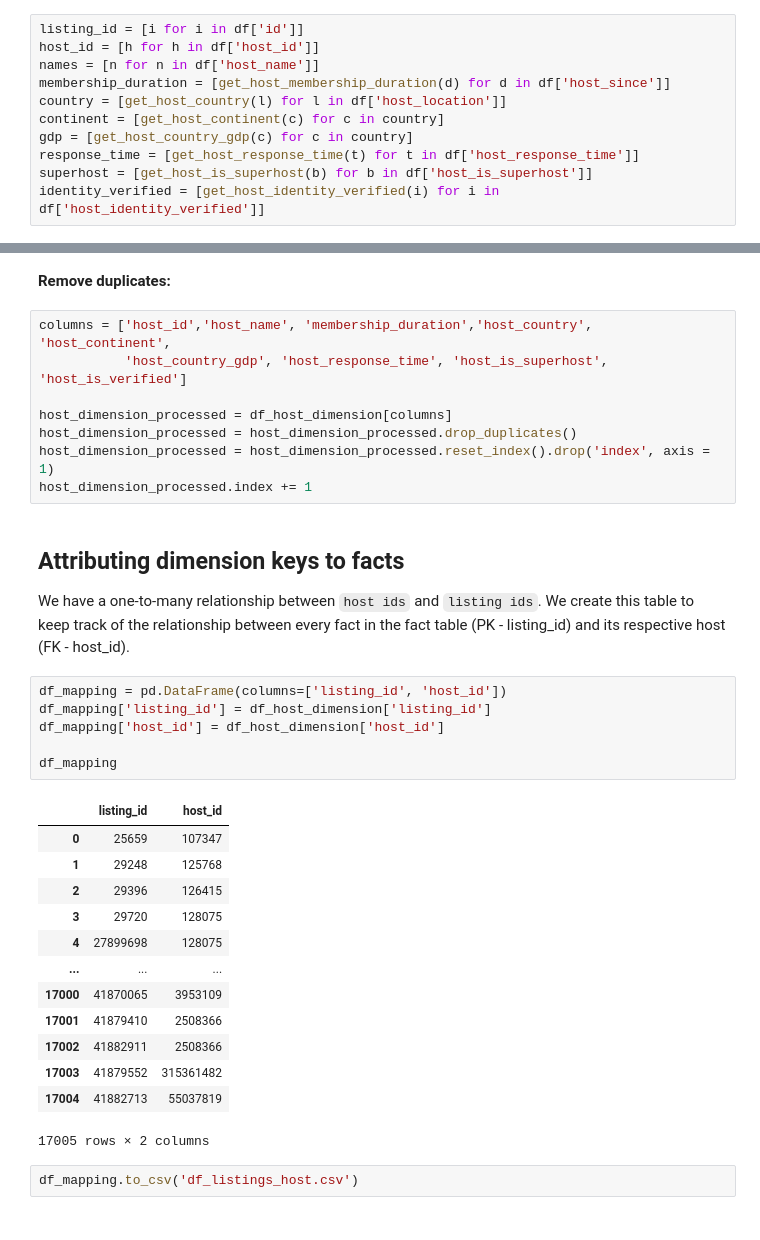
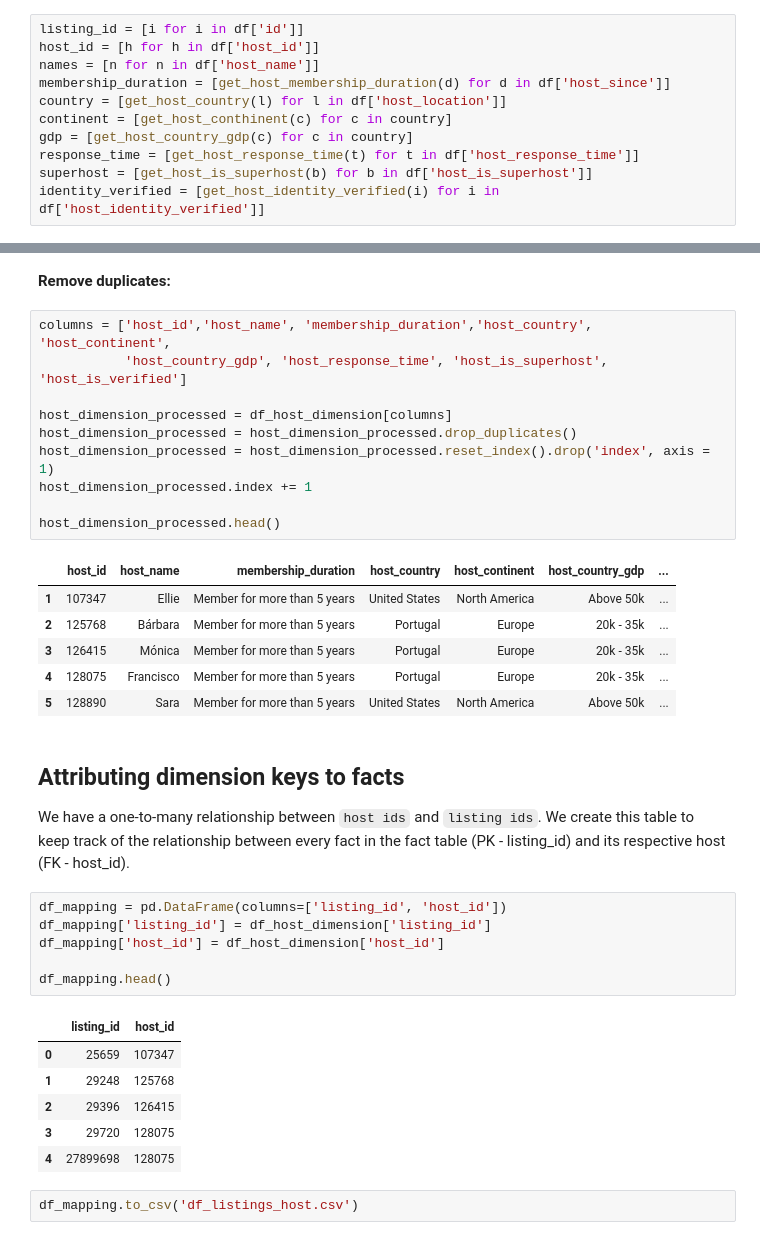
Before and after one commit to beatriz-lima/TPD-Airbnb-Data, a Jupyter notebook: Notebooks/ETL_Host.ipynb, the cells around one changed output, grey strips where cells are left out. Cells and saved outputs as stored; diff of their text form.

```diff
--- a/Notebooks/ETL_Host.ipynb
+++ b/Notebooks/ETL_Host.ipynb
@@ -230,7 +232,7 @@ host_id = [h for h in df['host_id']]
 names = [n for n in df['host_name']]
 membership_duration = [get_host_membership_duration(d) for d in df['host_since']]
 country = [get_host_country(l) for l in df['host_location']]
-continent = [get_host_continent(c) for c in country]
+continent = [get_host_conthinent(c) for c in country]
 gdp = [get_host_country_gdp(c) for c in country]
 response_time = [get_host_response_time(t) for t in df['host_response_time']]
 superhost = [get_host_is_superhost(b) for b in df['host_is_superhost']]
@@ -279,6 +281,15 @@ host_dimension_processed = df_host_dimension[columns]
 host_dimension_processed = host_dimension_processed.drop_duplicates()
 host_dimension_processed = host_dimension_processed.reset_index().drop('index', axis = 1)
 host_dimension_processed.index += 1
+
+host_dimension_processed.head()
+# %% [output]
+|  | host_id | host_name | membership_duration | host_country | host_continent | host_country_gdp | ... |
+| 1 | 107347 | Ellie | Member for more than 5 years | United States | North America | Above 50k | ... |
+| 2 | 125768 | Bárbara | Member for more than 5 years | Portugal | Europe | 20k - 35k | ... |
+| 3 | 126415 | Mónica | Member for more than 5 years | Portugal | Europe | 20k - 35k | ... |
+| 4 | 128075 | Francisco | Member for more than 5 years | Portugal | Europe | 20k - 35k | ... |
+| 5 | 128890 | Sara | Member for more than 5 years | United States | North America | Above 50k | ... |
 # %% [markdown]
 ## Attributing dimension keys to facts
 
@@ -286,23 +297,16 @@ We have a one-to-many relationship between `host ids` and `listing ids`. We crea
 # %%
 df_mapping = pd.DataFrame(columns=['listing_id', 'host_id'])
 df_mapping['listing_id'] = df_host_dimension['listing_id']
 df_mapping['host_id'] = df_host_dimension['host_id']
 
-df_mapping
+df_mapping.head()
 # %% [output]
 |  | listing_id | host_id |
 | 0 | 25659 | 107347 |
 | 1 | 29248 | 125768 |
 | 2 | 29396 | 126415 |
 | 3 | 29720 | 128075 |
 | 4 | 27899698 | 128075 |
-| ... | ... | ... |
-| 17000 | 41870065 | 3953109 |
-| 17001 | 41879410 | 2508366 |
-| 17002 | 41882911 | 2508366 |
-| 17003 | 41879552 | 315361482 |
-| 17004 | 41882713 | 55037819 |
-17005 rows × 2 columns
 # %%
 df_mapping.to_csv('df_listings_host.csv')
 # %% [markdown]
```
Also changed, not shown: parts of 5 cells of this notebook, 1 other file.
